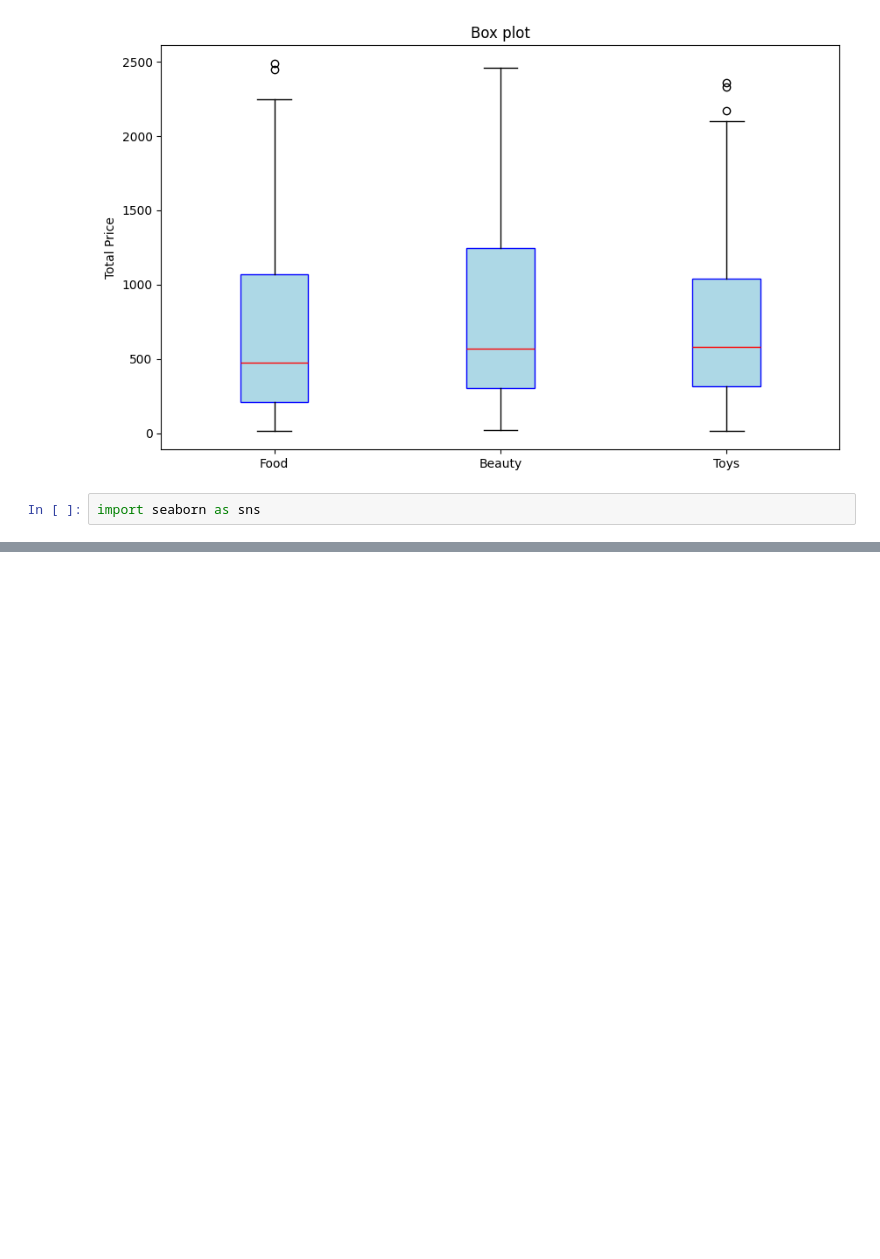
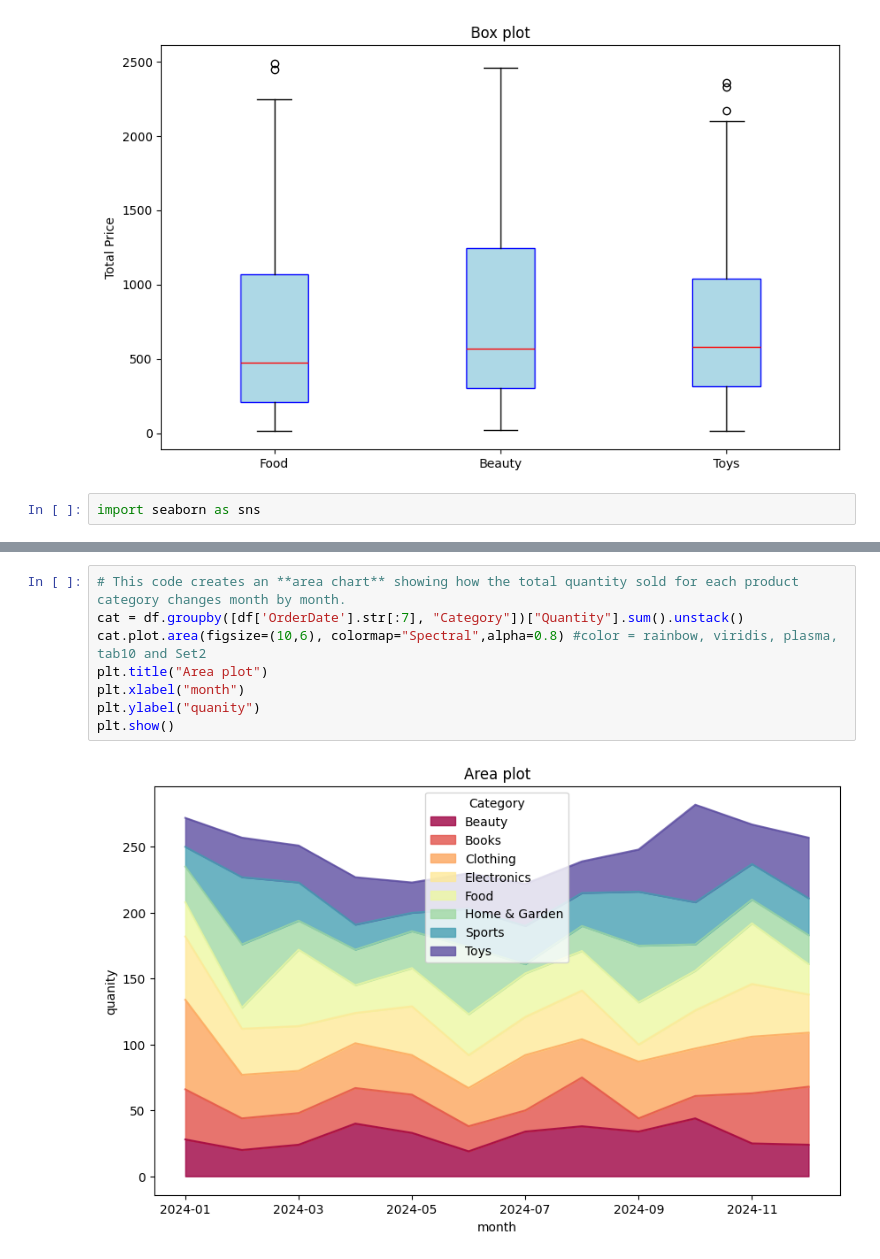
Before and after one commit to jamiya-begam-k-17/edalearning, a Jupyter notebook: basicsEDA/matplotlib.ipynb, the cells around one changed output, grey strips where cells are left out. Drawn from its saved outputs; the diff is of its cells as text; blank space fills up the shorter version.

```diff
--- a/basicsEDA/matplotlib.ipynb
+++ b/basicsEDA/matplotlib.ipynb
@@ -152,0 +138,10 @@ plt.show()
+# %%
+# This code creates an **area chart** showing how the total quantity sold for each product category changes month by month.
+cat = df.groupby([df['OrderDate'].str[:7], "Category"])["Quantity"].sum().unstack()
+cat.plot.area(figsize=(10,6), colormap="Spectral",alpha=0.8) #color = rainbow, viridis, plasma, tab10 and Set2
+plt.title("Area plot")
+plt.xlabel("month")
+plt.ylabel("quanity")
+plt.show()
+# %% [output]
+[figure, added]
```
Also changed, not shown: parts of 8 cells of this notebook, 19 other files.
